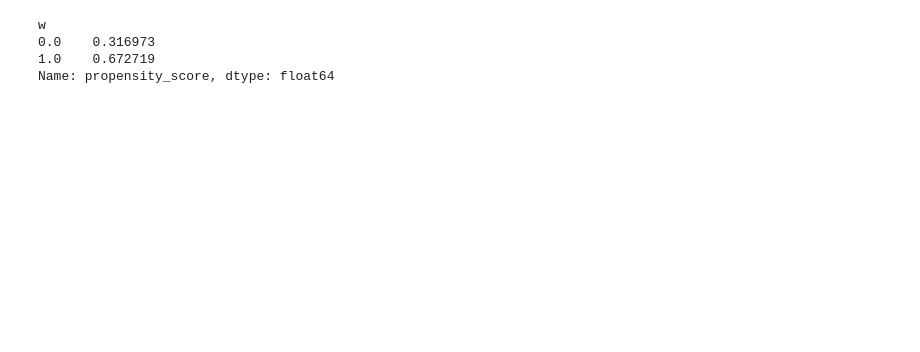
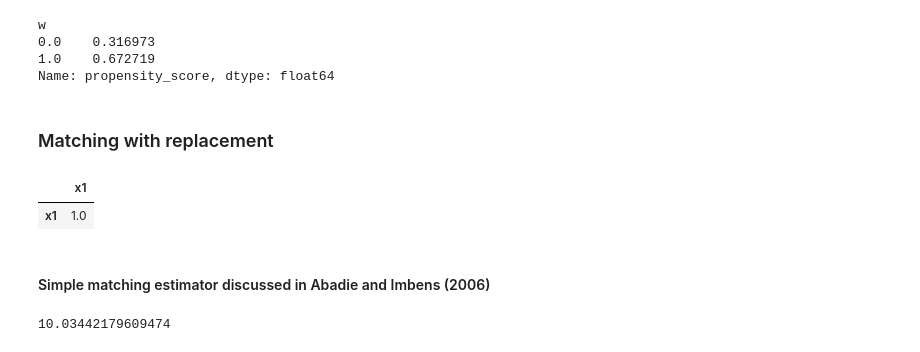
Before and after one commit to mlamlamla/estimating_empirical_models, a Jupyter notebook: 01_OLS_causal.ipynb, the cells around one changed output. Cells and saved outputs as stored; diff of their text form; code cells hidden in the pictures; blank space fills up the shorter version.

Commit message:
Calculate treatment effect, Imbens (2014)

```diff
--- a/01_OLS_causal.ipynb
+++ b/01_OLS_causal.ipynb
@@ -449,0 +403,2 @@ teff = TreatmentEffect(mod, tind, results_select=res_probit)
+# %% [markdown]
+### Matching with replacement
@@ -449,0 +407,6 @@ teff = TreatmentEffect(mod, tind, results_select=res_probit)
+# %%
+iv = df_data[['x1']].corr()
+iv
+# %% [output]
+|  | x1 |
+| x1 | 1.0 |
@@ -449,0 +435,12 @@ teff = TreatmentEffect(mod, tind, results_select=res_probit)
+# %% [markdown]
+#### Simple matching estimator discussed in Abadie and Imbens (2006)
+# %%
+df_data_sub_w0 = df_data_sub.loc[df_data_sub['w'] == 0]
+df_data_sub_w0['diff_10'] = df_data_sub_w0['match_y']-df_data_sub_w0['y']
+sum_10 = df_data_sub_w0['diff_10'].sum()
+df_data_sub_w1 = df_data_sub.loc[df_data_sub['w'] == 1]
+df_data_sub_w1['diff_01'] = df_data_sub_w1['y']-df_data_sub_w1['match_y']
+sum_01 = df_data_sub_w1['diff_01'].sum()
+(sum_10 + sum_01)/len(df_data_sub)
+# %% [output]
+10.03442179609474
```
Also changed, not shown: parts of 23 cells of this notebook.
